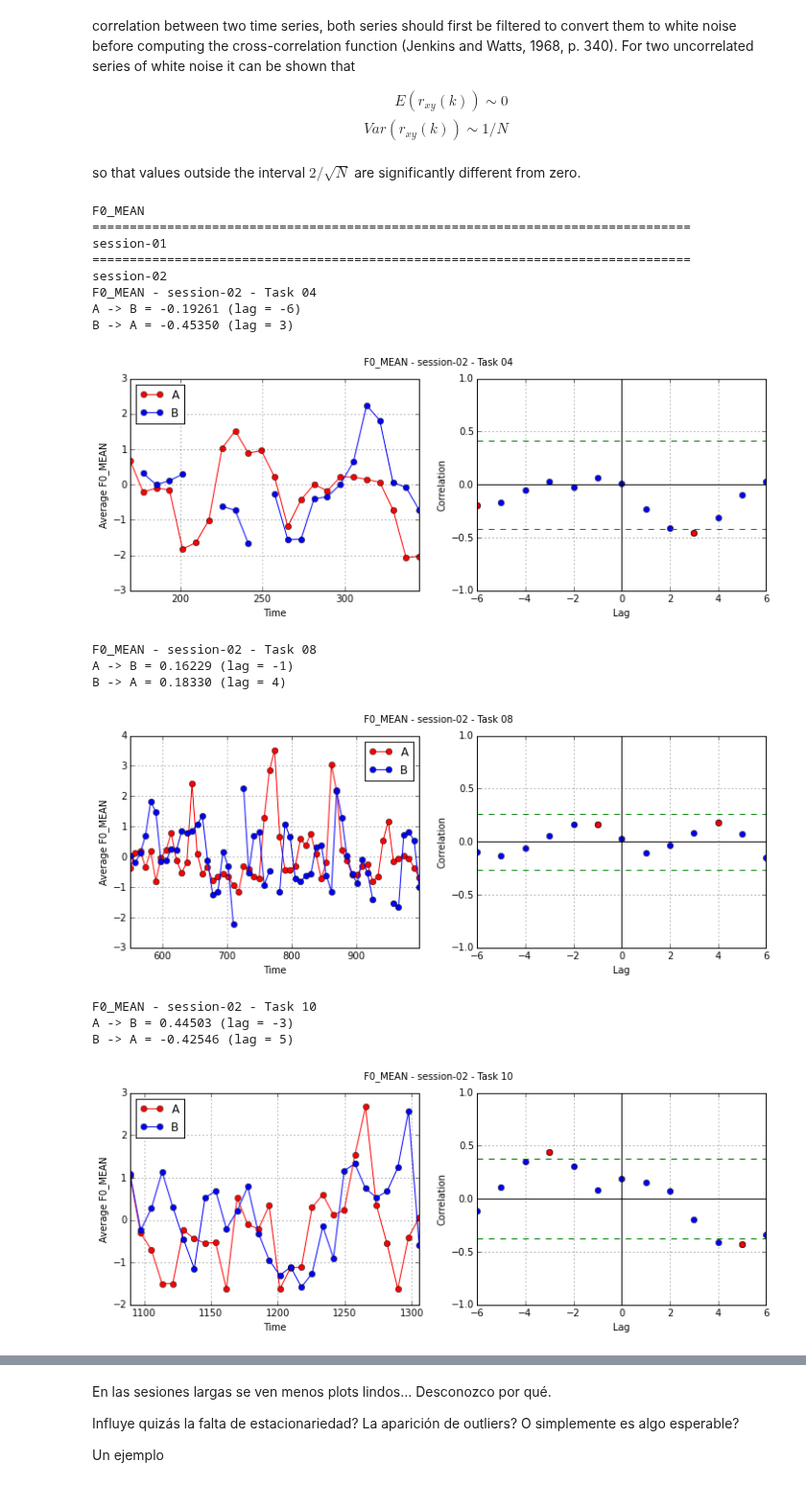
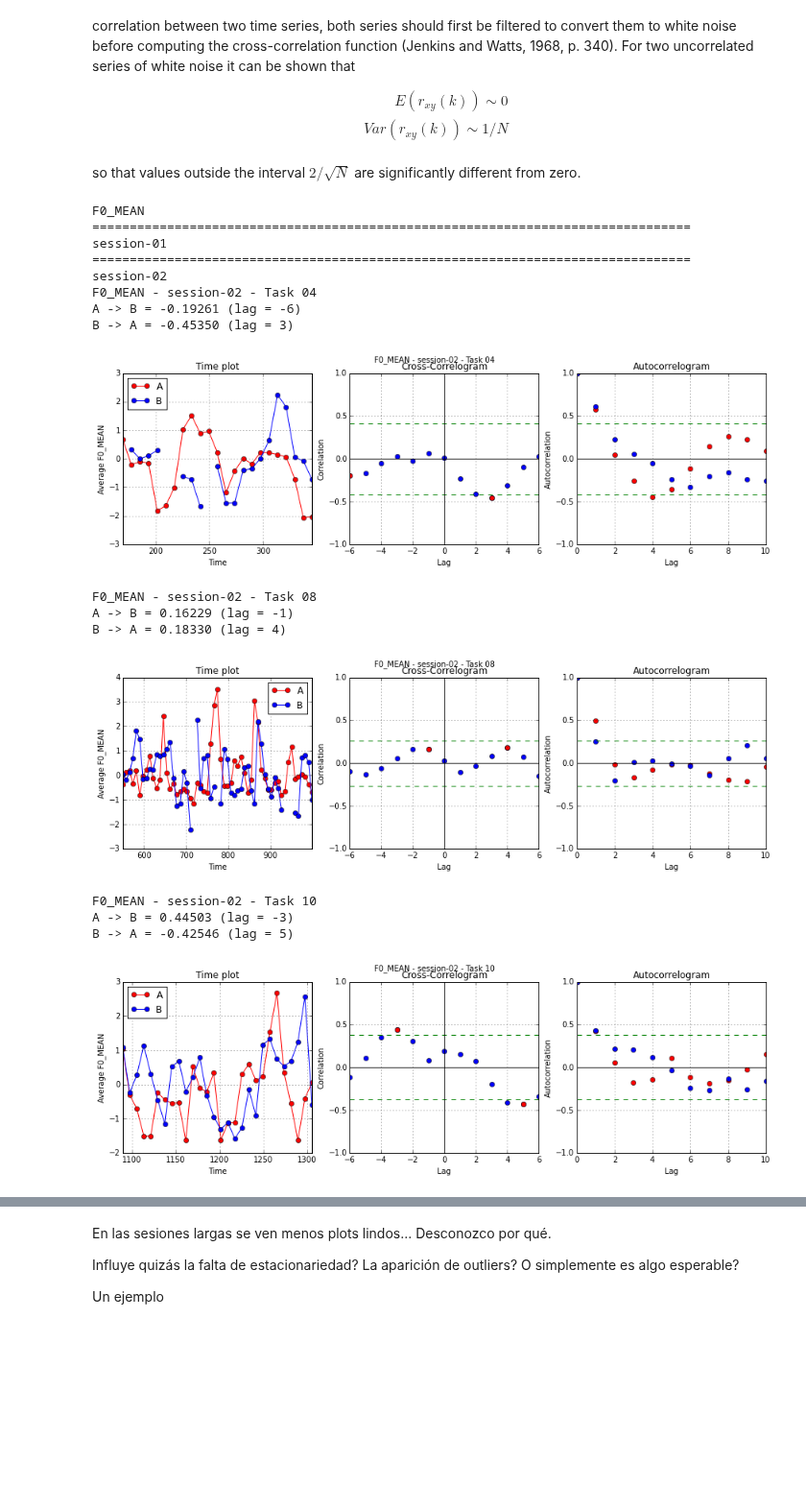
Before and after one commit to luquesky/tesis, a Jupyter notebook: large_time_plots.ipynb, the cells around one changed output, grey strips where cells are left out. Shown at 96% size. Cells and saved outputs as stored; diff of their text form; code cells hidden in the pictures; blank space fills up the shorter version.

```diff
--- a/large_time_plots.ipynb
+++ b/large_time_plots.ipynb
@@ -14,7 +14,7 @@ import pandas as pd
 
 features = ["F0_MEAN"]
 logger = logging.getLogger('main')
-pylab.rcParams['figure.figsize'] = (12,4)
+pylab.rcParams['figure.figsize'] = (15,4)
 
 mapper = SessionMapper()
 
@@ -47,7 +47,7 @@ Var(r_{xy}(k)) \sim 1/N \\
 so that values outside the interval $2/\sqrt{N}$ are significantly
 different from zero.
 # %%
-from helpers import plot_tamas, plot_correlograms
+from helpers import plot_tamas, plot_correlograms, plot_autocorrelations
 
 threshold = 15
 
@@ -59,43 +59,44 @@ def plot_info(session, task, feature):
     if (A.count() < threshold) or (B.count() < threshold):
         return
 
     print title
 
-    f, ax = plt.subplots(ncols=2)
+    f, ax = plt.subplots(ncols=3)
 
     f.suptitle(title)
 
     plot_tamas(A, B, feature, ax[0])
     plot_correlograms(A, B, feature, ax[1])
+    plot_autocorrelations(A, B, ax[2])
     plt.show()
 
 
 for feature in features:
     print("\n" * 5)
     print feature
     for session in sessions:
         print "="*80
         print session.name
         for task in session.tasks:
             plot_info(session, task, feature)
 # %% [output]
 F0_MEAN
 ================================================================================
 session-01
 ================================================================================
 session-02
 F0_MEAN - session-02 - Task 04
 A -> B = -0.19261 (lag = -6)
 B -> A = -0.45350 (lag = 3)
-[figure, old version]
+[figure, new version]
 F0_MEAN - session-02 - Task 08
 A -> B = 0.16229 (lag = -1)
 B -> A = 0.18330 (lag = 4)
-[figure, old version]
+[figure, new version]
 F0_MEAN - session-02 - Task 10
 A -> B = 0.44503 (lag = -3)
 B -> A = -0.42546 (lag = 5)
-[figure, old version]
+[figure, new version]
 ================================================================================
 session-03
 F0_MEAN - session-03 - Task 01
```
Also changed, not shown: parts of 3 cells of this notebook, 3 other files.
